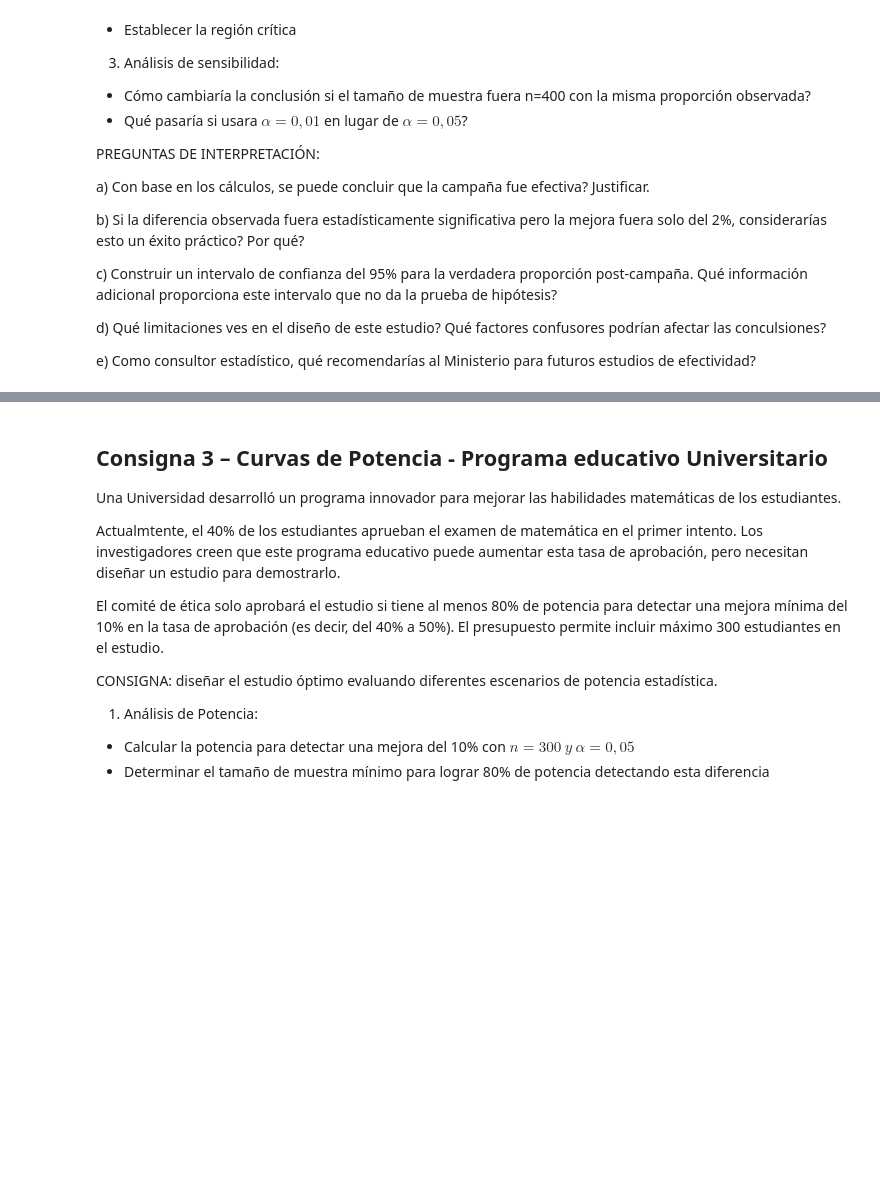
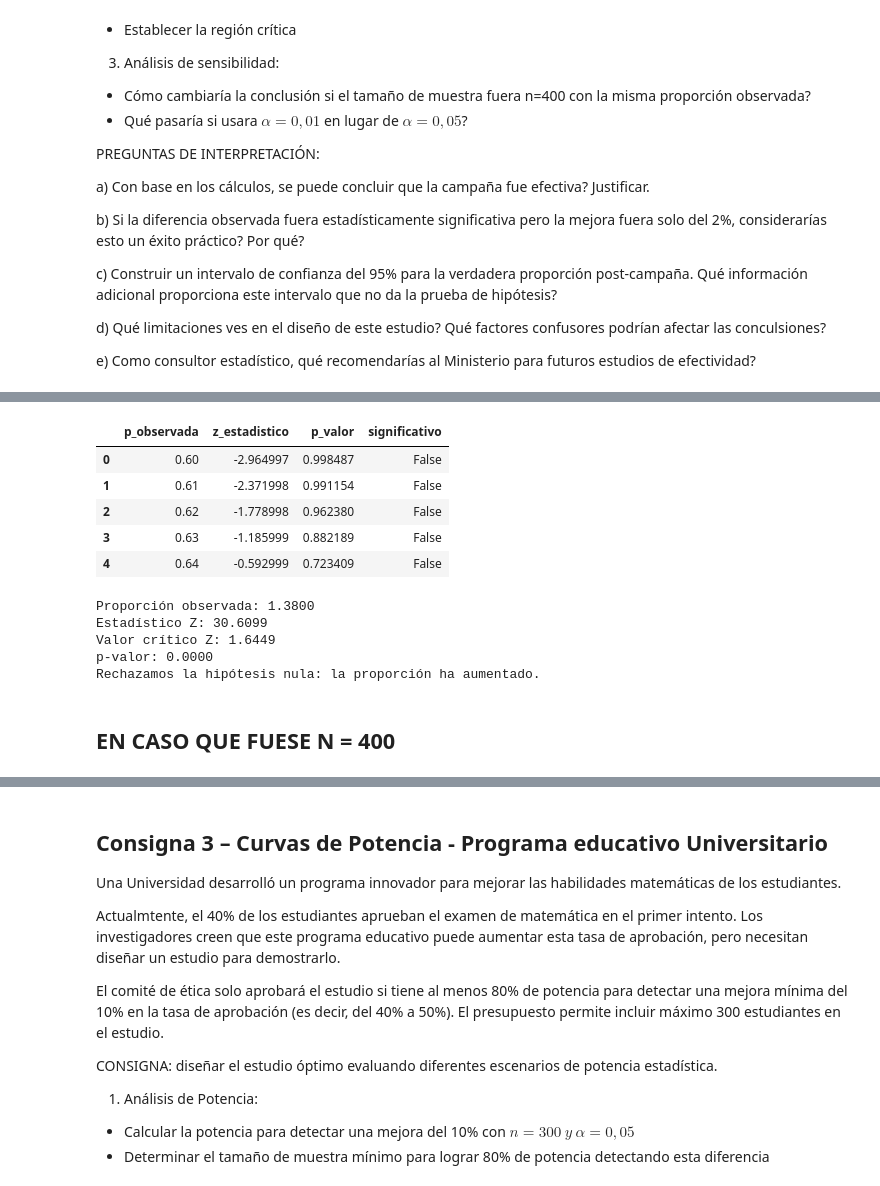
Before and after one commit to VillanuevaMateo/TP-MS_TP2A_Ensayos-de-Hip-tesis_Medias_R1, a Jupyter notebook: MS_TP3_Inferencia_sobre_proporciones_y_Control_de_Calidad.ipynb, the cells around one changed output, grey strips where cells are left out. Cells and saved outputs as stored; diff of their text form; code cells hidden in the pictures; blank space fills up the shorter version.

```diff
--- a/MS_TP3_Inferencia_sobre_proporciones_y_Control_de_Calidad.ipynb
+++ b/MS_TP3_Inferencia_sobre_proporciones_y_Control_de_Calidad.ipynb
@@ -642,0 +792,71 @@ e) Como consultor estadístico, qué recomendarías al Ministerio para futuros e
+# %%
+# Función para realizar ensayo de proporciones
+def ensayo_proporcion(n, p_null, p_observada, alpha=0.05):
+    """Realiza un ensayo de hipótesis para una proporción"""
+    # Estadístico de prueba
+    z = (p_observada - p_null) / np.sqrt(p_null * (1 - p_null) / n)
+
+
+    # Valor crítico (unilateral)
+    z_critico = stats.norm.ppf(1 - alpha)
+
+    # p-valor (cola derecha)
+    p_valor = 1 - stats.norm.cdf(z)
+
+    # Decisión
+    rechazar_h0 = z > z_critico
+    return {
+        'z_estadistico': z,
+        'z_critico': z_critico,
+        'p_valor': p_valor,
+        'rechazar_h0': rechazar_h0,
+        'significativo': p_valor < alpha
+    }
+# %%
+# Simular diferentes escenarios de efectividad observada
+proporciones_observadas = np.arange(0.60, 0.90, 0.01)
+resultados_ensayos = []
+
+for p_obs in proporciones_observadas:
+    resultado = ensayo_proporcion(n_pacientes, p_null, p_obs, alpha)
+    resultados_ensayos.append({
+        'p_observada': p_obs,
+        'z_estadistico': resultado['z_estadistico'],
+        'p_valor': resultado['p_valor'],
+        'significativo': resultado['significativo']
+    })
+
+df_ensayos = pd.DataFrame(resultados_ensayos)
+df_ensayos.head()
+# %% [output]
+|  | p_observada | z_estadistico | p_valor | significativo |
+| 0 | 0.60 | -2.964997 | 0.998487 | False |
+| 1 | 0.61 | -2.371998 | 0.991154 | False |
+| 2 | 0.62 | -1.778998 | 0.962380 | False |
+| 3 | 0.63 | -1.185999 | 0.882189 | False |
+| 4 | 0.64 | -0.592999 | 0.723409 | False |
+# %%
+# Cálculos
+std_error = np.sqrt(p_null * (1 - p_null) / n)
+z = (p_observada - p_null) / std_error
+z_critico = stats.norm.ppf(1 - alpha)
+p_valor = 1 - stats.norm.cdf(z)
+
+# Resultados
+print(f"Proporción observada: {p_observada:.4f}")
+print(f"Estadístico Z: {z:.4f}")
+print(f"Valor crítico Z: {z_critico:.4f}")
+print(f"p-valor: {p_valor:.4f}")
+
+if z > z_critico:
+    print("Rechazamos la hipótesis nula: la proporción ha aumentado.")
+else:
+    print("No se rechaza la hipótesis nula: no hay evidencia suficiente para afirmar aumento.")
+# %% [output]
+Proporción observada: 1.3800
+Estadístico Z: 30.6099
+Valor crítico Z: 1.6449
+p-valor: 0.0000
+Rechazamos la hipótesis nula: la proporción ha aumentado.
+# %% [markdown]
+## EN CASO QUE FUESE N = 400
```
Also changed, not shown: parts of 12 cells of this notebook.
